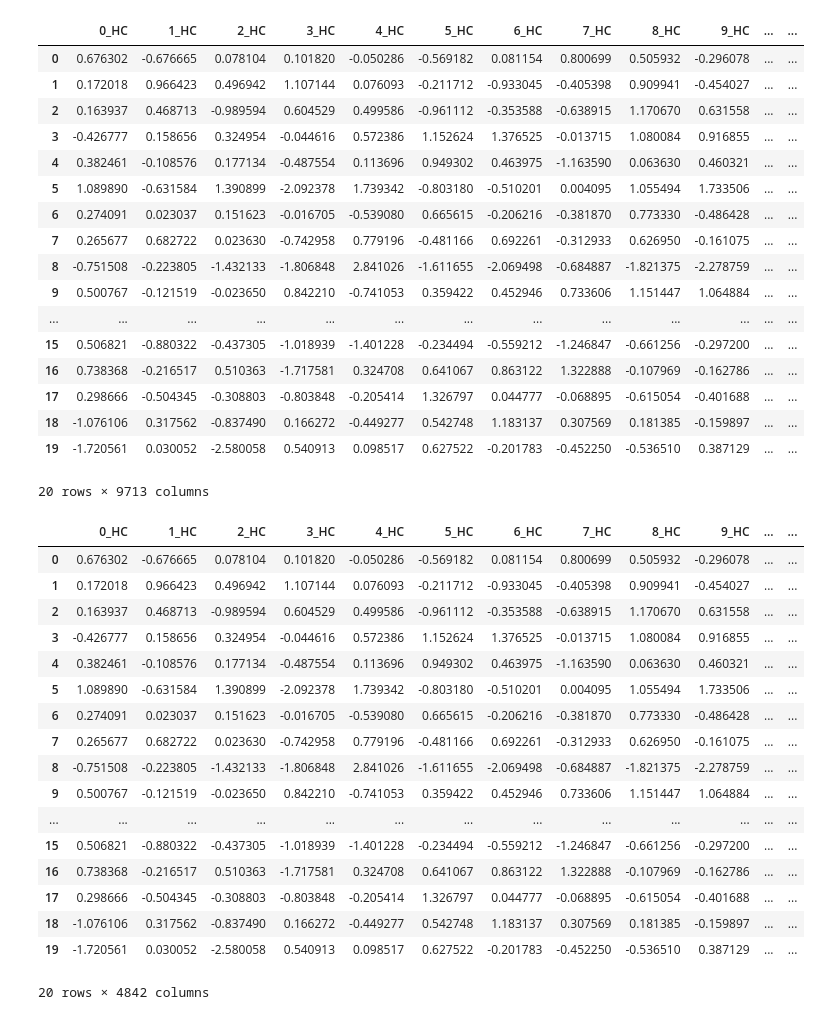
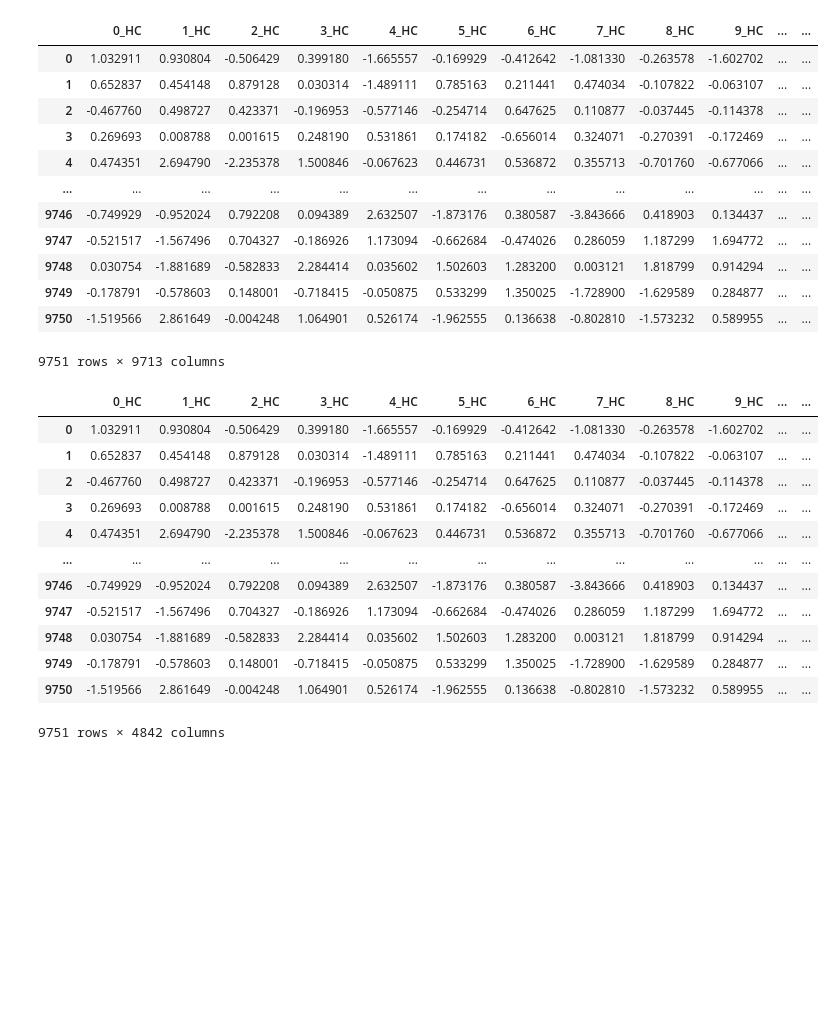
Before and after one commit to draeloslab/mm-vae, a Jupyter notebook: examine_reconstructions.ipynb, the cells around one changed output. Saved outputs shown, nothing was run; the diff lists cells and outputs as text; code cells hidden in the pictures; blank space fills up the shorter version.

```diff
--- a/examine_reconstructions.ipynb
+++ b/examine_reconstructions.ipynb
@@ -4,46 +5,36 @@ import numpy as np
 # %%
-input_data = pd.read_csv('/home/riritani/mm-vae/sampletest_hc_pfc_adbxd_paired.csv')
+input_data = pd.read_csv('/home/rachel/Desktop/mm-vae data/multiregion_adbxd_cr/hc_pfc_adbxd_paired_30perc.csv')
 input_data
 # %% [output]
 |  | 0_HC | 1_HC | 2_HC | 3_HC | 4_HC | 5_HC | 6_HC | 7_HC | 8_HC | 9_HC | ... | ... |
-| 0 | 0.676302 | -0.676665 | 0.078104 | 0.101820 | -0.050286 | -0.569182 | 0.081154 | 0.800699 | 0.505932 | -0.296078 | ... | ... |
-| 1 | 0.172018 | 0.966423 | 0.496942 | 1.107144 | 0.076093 | -0.211712 | -0.933045 | -0.405398 | 0.909941 | -0.454027 | ... | ... |
-| 2 | 0.163937 | 0.468713 | -0.989594 | 0.604529 | 0.499586 | -0.961112 | -0.353588 | -0.638915 | 1.170670 | 0.631558 | ... | ... |
-| 3 | -0.426777 | 0.158656 | 0.324954 | -0.044616 | 0.572386 | 1.152624 | 1.376525 | -0.013715 | 1.080084 | 0.916855 | ... | ... |
-| 4 | 0.382461 | -0.108576 | 0.177134 | -0.487554 | 0.113696 | 0.949302 | 0.463975 | -1.163590 | 0.063630 | 0.460321 | ... | ... |
-| 5 | 1.089890 | -0.631584 | 1.390899 | -2.092378 | 1.739342 | -0.803180 | -0.510201 | 0.004095 | 1.055494 | 1.733506 | ... | ... |
-| 6 | 0.274091 | 0.023037 | 0.151623 | -0.016705 | -0.539080 | 0.665615 | -0.206216 | -0.381870 | 0.773330 | -0.486428 | ... | ... |
-| 7 | 0.265677 | 0.682722 | 0.023630 | -0.742958 | 0.779196 | -0.481166 | 0.692261 | -0.312933 | 0.626950 | -0.161075 | ... | ... |
-| 8 | -0.751508 | -0.223805 | -1.432133 | -1.806848 | 2.841026 | -1.611655 | -2.069498 | -0.684887 | -1.821375 | -2.278759 | ... | ... |
-| 9 | 0.500767 | -0.121519 | -0.023650 | 0.842210 | -0.741053 | 0.359422 | 0.452946 | 0.733606 | 1.151447 | 1.064884 | ... | ... |
+| 0 | 1.032911 | 0.930804 | -0.506429 | 0.399180 | -1.665557 | -0.169929 | -0.412642 | -1.081330 | -0.263578 | -1.602702 | ... | ... |
+| 1 | 0.652837 | 0.454148 | 0.879128 | 0.030314 | -1.489111 | 0.785163 | 0.211441 | 0.474034 | -0.107822 | -0.063107 | ... | ... |
+| 2 | -0.467760 | 0.498727 | 0.423371 | -0.196953 | -0.577146 | -0.254714 | 0.647625 | 0.110877 | -0.037445 | -0.114378 | ... | ... |
+| 3 | 0.269693 | 0.008788 | 0.001615 | 0.248190 | 0.531861 | 0.174182 | -0.656014 | 0.324071 | -0.270391 | -0.172469 | ... | ... |
+| 4 | 0.474351 | 2.694790 | -2.235378 | 1.500846 | -0.067623 | 0.446731 | 0.536872 | 0.355713 | -0.701760 | -0.677066 | ... | ... |
 | ... | ... | ... | ... | ... | ... | ... | ... | ... | ... | ... | ... | ... |
-| 15 | 0.506821 | -0.880322 | -0.437305 | -1.018939 | -1.401228 | -0.234494 | -0.559212 | -1.246847 | -0.661256 | -0.297200 | ... | ... |
-| 16 | 0.738368 | -0.216517 | 0.510363 | -1.717581 | 0.324708 | 0.641067 | 0.863122 | 1.322888 | -0.107969 | -0.162786 | ... | ... |
-| 17 | 0.298666 | -0.504345 | -0.308803 | -0.803848 | -0.205414 | 1.326797 | 0.044777 | -0.068895 | -0.615054 | -0.401688 | ... | ... |
-| 18 | -1.076106 | 0.317562 | -0.837490 | 0.166272 | -0.449277 | 0.542748 | 1.183137 | 0.307569 | 0.181385 | -0.159897 | ... | ... |
-| 19 | -1.720561 | 0.030052 | -2.580058 | 0.540913 | 0.098517 | 0.627522 | -0.201783 | -0.452250 | -0.536510 | 0.387129 | ... | ... |
+| 9746 | -0.749929 | -0.952024 | 0.792208 | 0.094389 | 2.632507 | -1.873176 | 0.380587 | -3.843666 | 0.418903 | 0.134437 | ... | ... |
+| 9747 | -0.521517 | -1.567496 | 0.704327 | -0.186926 | 1.173094 | -0.662684 | -0.474026 | 0.286059 | 1.187299 | 1.694772 | ... | ... |
+| 9748 | 0.030754 | -1.881689 | -0.582833 | 2.284414 | 0.035602 | 1.502603 | 1.283200 | 0.003121 | 1.818799 | 0.914294 | ... | ... |
+| 9749 | -0.178791 | -0.578603 | 0.148001 | -0.718415 | -0.050875 | 0.533299 | 1.350025 | -1.728900 | -1.629589 | 0.284877 | ... | ... |
+| 9750 | -1.519566 | 2.861649 | -0.004248 | 1.064901 | 0.526174 | -1.962555 | 0.136638 | -0.802810 | -1.573232 | 0.589955 | ... | ... |
-20 rows × 9713 columns
+9751 rows × 9713 columns
 # %%
 input_data.iloc[:, :4842]
 # %% [output]
 |  | 0_HC | 1_HC | 2_HC | 3_HC | 4_HC | 5_HC | 6_HC | 7_HC | 8_HC | 9_HC | ... | ... |
-| 0 | 0.676302 | -0.676665 | 0.078104 | 0.101820 | -0.050286 | -0.569182 | 0.081154 | 0.800699 | 0.505932 | -0.296078 | ... | ... |
-| 1 | 0.172018 | 0.966423 | 0.496942 | 1.107144 | 0.076093 | -0.211712 | -0.933045 | -0.405398 | 0.909941 | -0.454027 | ... | ... |
-| 2 | 0.163937 | 0.468713 | -0.989594 | 0.604529 | 0.499586 | -0.961112 | -0.353588 | -0.638915 | 1.170670 | 0.631558 | ... | ... |
-| 3 | -0.426777 | 0.158656 | 0.324954 | -0.044616 | 0.572386 | 1.152624 | 1.376525 | -0.013715 | 1.080084 | 0.916855 | ... | ... |
-| 4 | 0.382461 | -0.108576 | 0.177134 | -0.487554 | 0.113696 | 0.949302 | 0.463975 | -1.163590 | 0.063630 | 0.460321 | ... | ... |
-| 5 | 1.089890 | -0.631584 | 1.390899 | -2.092378 | 1.739342 | -0.803180 | -0.510201 | 0.004095 | 1.055494 | 1.733506 | ... | ... |
-| 6 | 0.274091 | 0.023037 | 0.151623 | -0.016705 | -0.539080 | 0.665615 | -0.206216 | -0.381870 | 0.773330 | -0.486428 | ... | ... |
-| 7 | 0.265677 | 0.682722 | 0.023630 | -0.742958 | 0.779196 | -0.481166 | 0.692261 | -0.312933 | 0.626950 | -0.161075 | ... | ... |
-| 8 | -0.751508 | -0.223805 | -1.432133 | -1.806848 | 2.841026 | -1.611655 | -2.069498 | -0.684887 | -1.821375 | -2.278759 | ... | ... |
-| 9 | 0.500767 | -0.121519 | -0.023650 | 0.842210 | -0.741053 | 0.359422 | 0.452946 | 0.733606 | 1.151447 | 1.064884 | ... | ... |
+| 0 | 1.032911 | 0.930804 | -0.506429 | 0.399180 | -1.665557 | -0.169929 | -0.412642 | -1.081330 | -0.263578 | -1.602702 | ... | ... |
+| 1 | 0.652837 | 0.454148 | 0.879128 | 0.030314 | -1.489111 | 0.785163 | 0.211441 | 0.474034 | -0.107822 | -0.063107 | ... | ... |
+| 2 | -0.467760 | 0.498727 | 0.423371 | -0.196953 | -0.577146 | -0.254714 | 0.647625 | 0.110877 | -0.037445 | -0.114378 | ... | ... |
+| 3 | 0.269693 | 0.008788 | 0.001615 | 0.248190 | 0.531861 | 0.174182 | -0.656014 | 0.324071 | -0.270391 | -0.172469 | ... | ... |
+| 4 | 0.474351 | 2.694790 | -2.235378 | 1.500846 | -0.067623 | 0.446731 | 0.536872 | 0.355713 | -0.701760 | -0.677066 | ... | ... |
 | ... | ... | ... | ... | ... | ... | ... | ... | ... | ... | ... | ... | ... |
-| 15 | 0.506821 | -0.880322 | -0.437305 | -1.018939 | -1.401228 | -0.234494 | -0.559212 | -1.246847 | -0.661256 | -0.297200 | ... | ... |
-| 16 | 0.738368 | -0.216517 | 0.510363 | -1.717581 | 0.324708 | 0.641067 | 0.863122 | 1.322888 | -0.107969 | -0.162786 | ... | ... |
-| 17 | 0.298666 | -0.504345 | -0.308803 | -0.803848 | -0.205414 | 1.326797 | 0.044777 | -0.068895 | -0.615054 | -0.401688 | ... | ... |
-| 18 | -1.076106 | 0.317562 | -0.837490 | 0.166272 | -0.449277 | 0.542748 | 1.183137 | 0.307569 | 0.181385 | -0.159897 | ... | ... |
-| 19 | -1.720561 | 0.030052 | -2.580058 | 0.540913 | 0.098517 | 0.627522 | -0.201783 | -0.452250 | -0.536510 | 0.387129 | ... | ... |
+| 9746 | -0.749929 | -0.952024 | 0.792208 | 0.094389 | 2.632507 | -1.873176 | 0.380587 | -3.843666 | 0.418903 | 0.134437 | ... | ... |
+| 9747 | -0.521517 | -1.567496 | 0.704327 | -0.186926 | 1.173094 | -0.662684 | -0.474026 | 0.286059 | 1.187299 | 1.694772 | ... | ... |
+| 9748 | 0.030754 | -1.881689 | -0.582833 | 2.284414 | 0.035602 | 1.502603 | 1.283200 | 0.003121 | 1.818799 | 0.914294 | ... | ... |
+| 9749 | -0.178791 | -0.578603 | 0.148001 | -0.718415 | -0.050875 | 0.533299 | 1.350025 | -1.728900 | -1.629589 | 0.284877 | ... | ... |
+| 9750 | -1.519566 | 2.861649 | -0.004248 | 1.064901 | 0.526174 | -1.962555 | 0.136638 | -0.802810 | -1.573232 | 0.589955 | ... | ... |
-20 rows × 4842 columns
+9751 rows × 4842 columns
 # %%
 input_data.iloc[:, 4842+10:-11]
 # %% [output]
```
Also changed, not shown: parts of 11 cells of this notebook, 9 other files.
